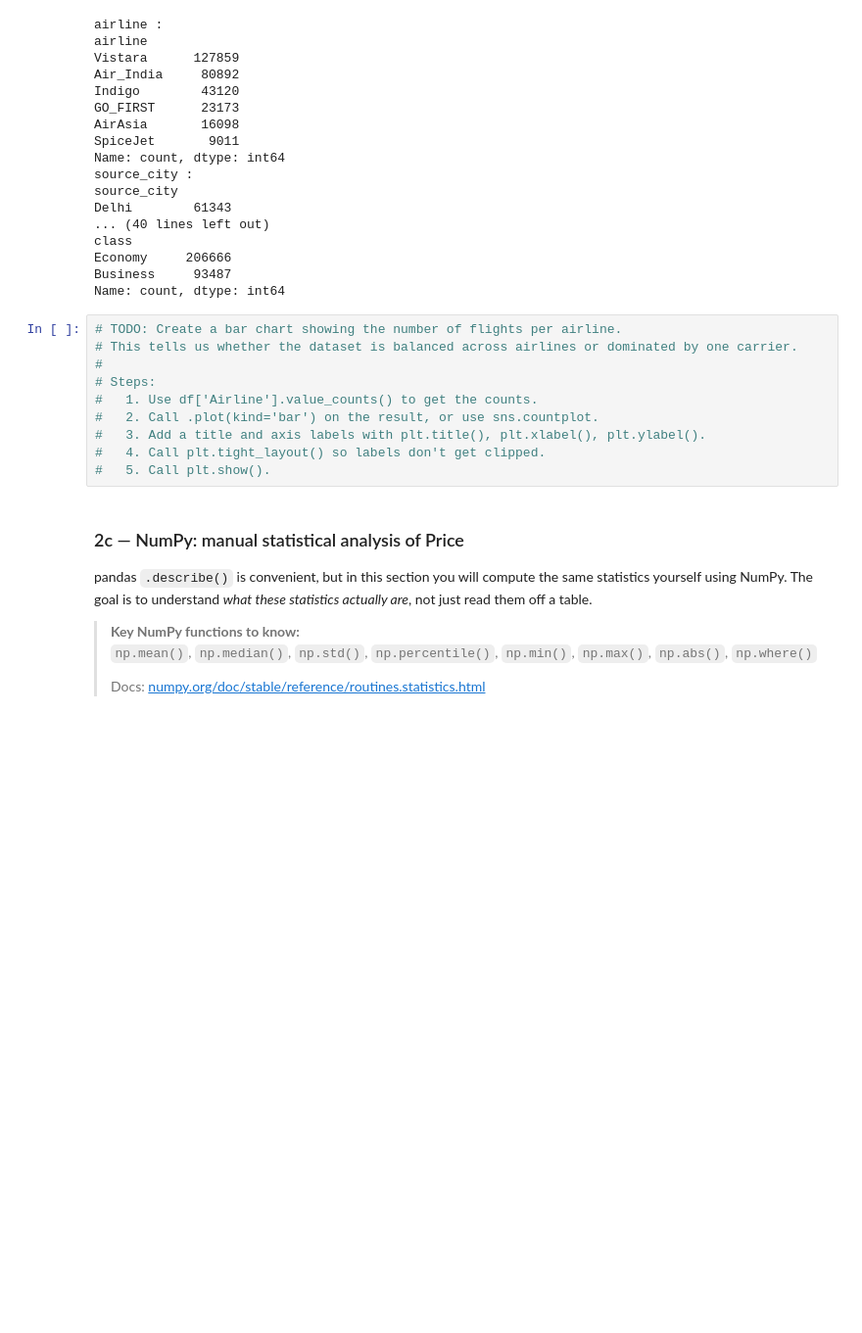
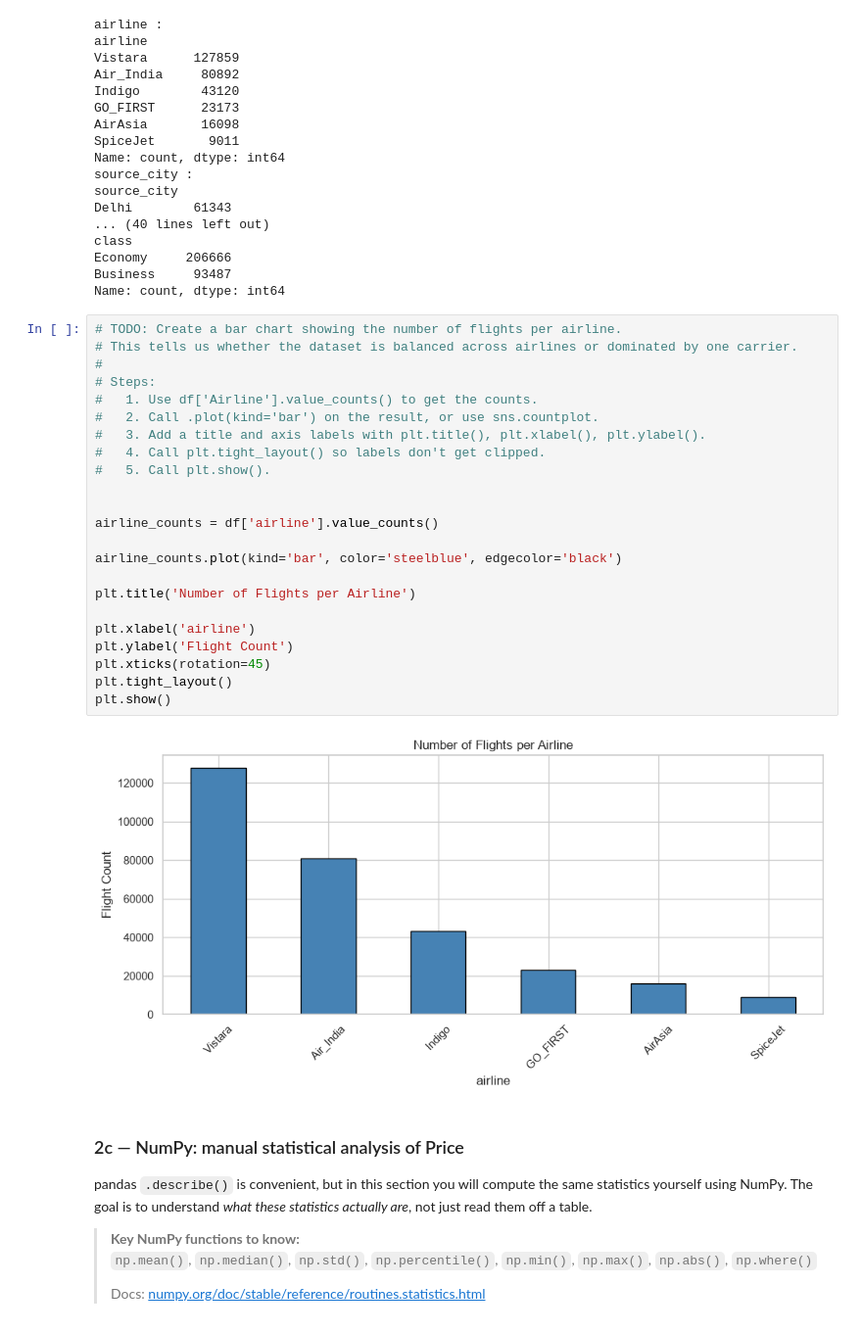
Before and after one commit to TAMU-Aggie-Data-Science-Club/fall2026-american-airlines, a Jupyter notebook: deliverable1/flight_price_prediction.ipynb, the cells around one changed output. Shown at 98% size. Cells and saved outputs as stored; diff of their text form; blank space fills up the shorter version.

```diff
--- a/deliverable1/flight_price_prediction.ipynb
+++ b/deliverable1/flight_price_prediction.ipynb
@@ -302,13 +302,28 @@ Name: count, dtype: int64
 # %%
 # TODO: Create a bar chart showing the number of flights per airline.
 # This tells us whether the dataset is balanced across airlines or dominated by one carrier.
 #
 # Steps:
 #   1. Use df['Airline'].value_counts() to get the counts.
 #   2. Call .plot(kind='bar') on the result, or use sns.countplot.
 #   3. Add a title and axis labels with plt.title(), plt.xlabel(), plt.ylabel().
 #   4. Call plt.tight_layout() so labels don't get clipped.
 #   5. Call plt.show().
+
+
+airline_counts = df['airline'].value_counts()
+
+airline_counts.plot(kind='bar', color='steelblue', edgecolor='black')
+
+plt.title('Number of Flights per Airline')
+
+plt.xlabel('airline')
+plt.ylabel('Flight Count')
+plt.xticks(rotation=45)
+plt.tight_layout()
+plt.show()
+# %% [output]
+[figure, added]
 # %% [markdown]
 ### 2c — NumPy: manual statistical analysis of Price
 
```
Also changed, not shown: parts of 20 cells of this notebook.
